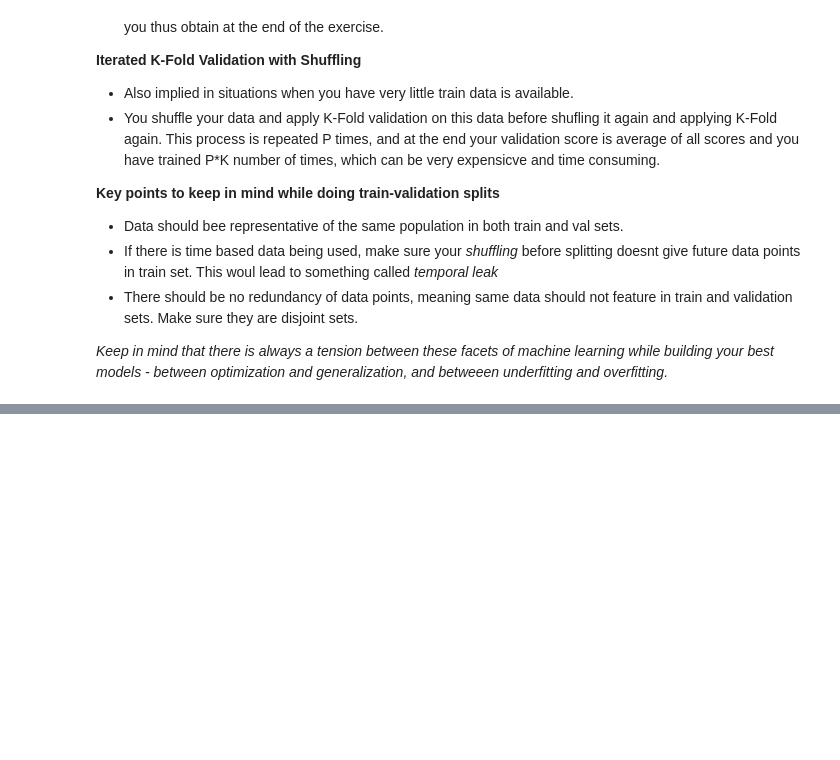
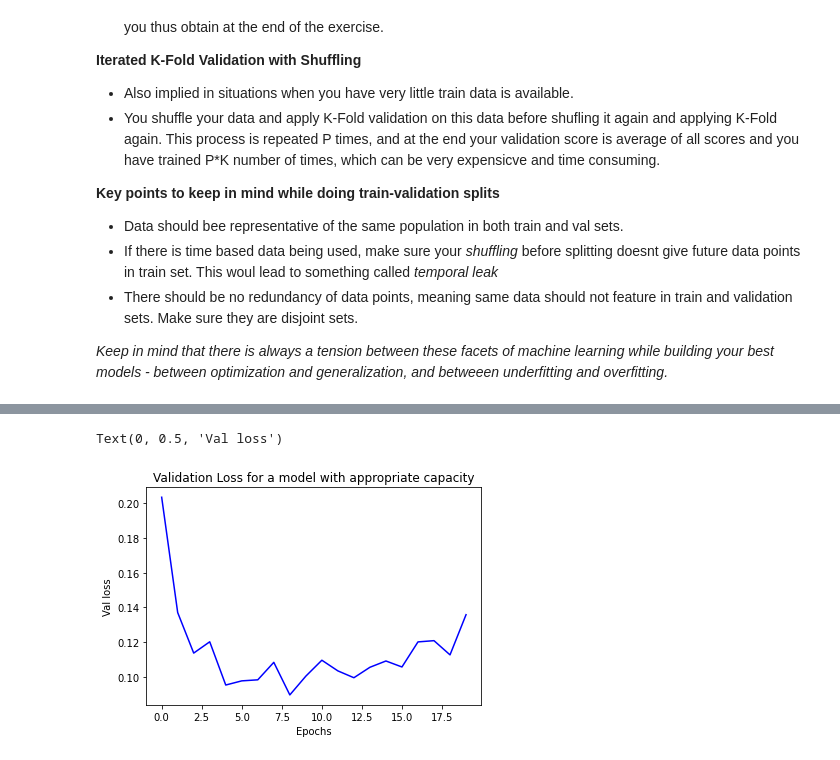
Before and after one commit to yvrjsharma/Keras-edition-deux, a Jupyter notebook: Keras_4.ipynb, the cells around one changed output, grey strips where cells are left out. Cells and saved outputs as stored; diff of their text form; code cells hidden in the pictures; blank space fills up the shorter version.

```diff
--- a/Keras_4.ipynb
+++ b/Keras_4.ipynb
@@ -170,0 +219,22 @@ Break your data into Train and Test sets. Tune your data on validation set, whil
+# %%
+from tensorflow import keras
+from tensorflow.keras import layers
+from tensorflow.keras.datasets import mnist
+
+#getting train data, reshaping, normalizing
+(train_images, train_labels), _ = mnist.load_data()
+train_images = train_images.reshape((60000, 28*28))
+train_images = train_images.astype("float32")/255
+
+#Defining model
+model = keras.Sequential([layers.Dense(512, "relu"),
+         layers.Dense(10, "softmax")])
+
+#Define loss, optimizer(learning rate as 1e-2), metrics
+#Very high learning rate
+model.compile(loss="sparse_categorical_crossentropy",
+              optimizer=keras.optimizers.RMSprop(1e-2),
+              metrics=['accuracy'])
+
+#Fitting over train data with Val split of 20%
+model.fit(train_images, train_labels, epochs=5, batch_size=128, validation_split=0.2)
@@ -170,0 +261,20 @@ Break your data into Train and Test sets. Tune your data on validation set, whil
+# %%
+#model with two hidden layers this time
+model = keras.Sequential([layers.Dense(96, "relu"),
+                         layers.Dense(96, "relu"),
+                         layers.Dense(10, "softmax")])
+
+model.compile(loss="sparse_categorical_crossentropy",optimizer="rmsprop", metrics=["accuracy"])
+
+history_larger_model = model.fit(train_images, train_labels, epochs=20, batch_size=128, validation_split=0.2)
+# %%
+import matplotlib.pyplot as plt
+
+epochs = range(0,20)
+plt.plot(epochs, history_larger_model.history['val_loss'], "b-")
+plt.title("Validation Loss for a model with appropriate capacity")
+plt.xlabel("Epochs")
+plt.ylabel("Val loss")
+# %% [output]
+Text(0, 0.5, 'Val loss')
+[figure, added]
```
Also changed, not shown: parts of 6 cells of this notebook.
